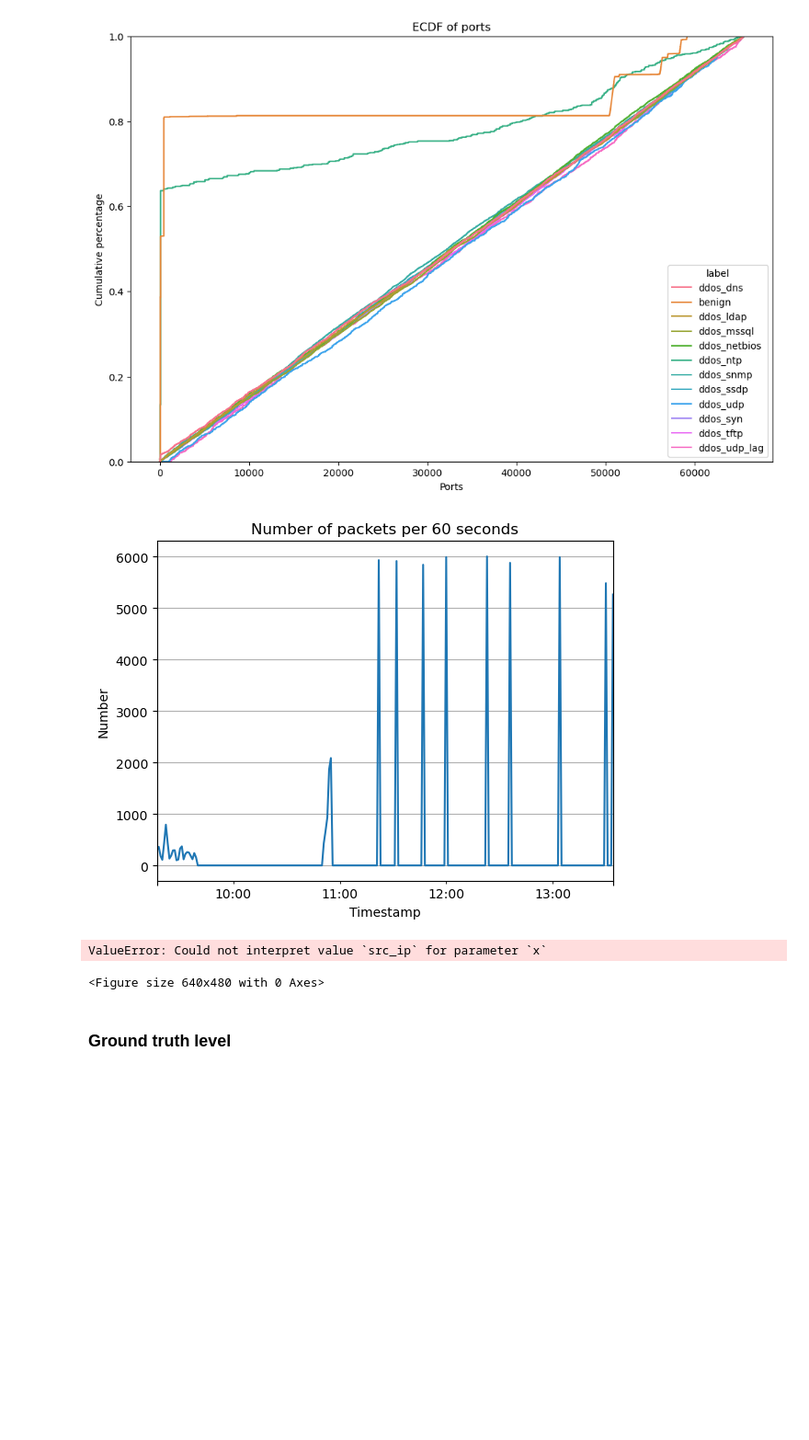
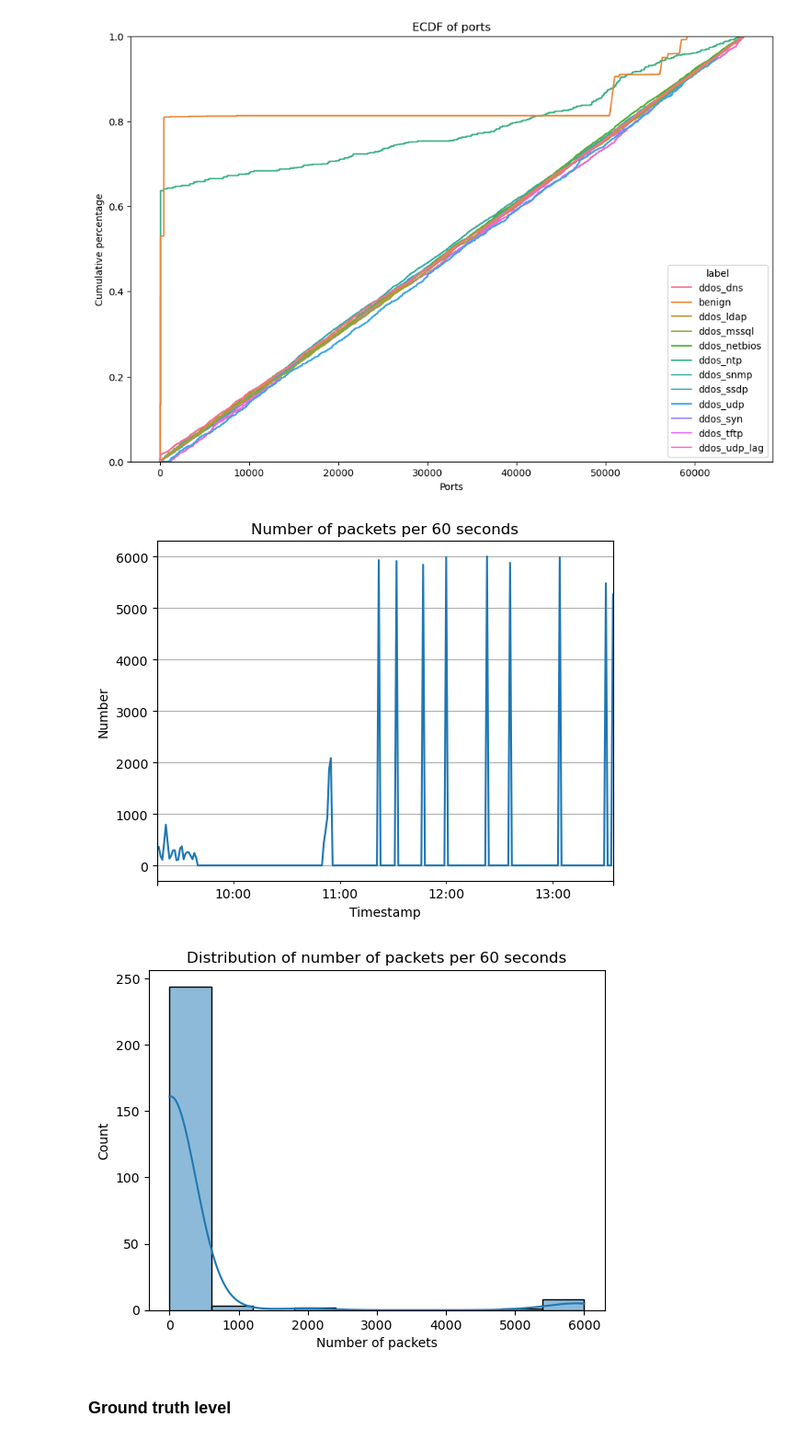
Before and after one commit to n4rciso/DDoS-Detection-using-Machine-Learning, a Jupyter notebook: ToSubmit/ML4N_Project_group9_Section_1-2.ipynb, the cells around one changed output. Shown at 92% size. Cells and saved outputs as stored; diff of their text form; code cells hidden in the pictures; blank space fills up the shorter version.

Commit message:
Time plot corrected

```diff
--- a/ToSubmit/ML4N_Project_group9_Section_1-2.ipynb
+++ b/ToSubmit/ML4N_Project_group9_Section_1-2.ipynb
@@ -182,30 +182,29 @@ plt.show()
 # %%
 dcopy = ddos_data.copy()
 dcopy['Timestamp'] = pd.to_datetime(dcopy['Timestamp']) # change to datetime, you can check out how the dataframe looks like
 dcopy.set_index('Timestamp', inplace = True)
 num_sec = 60
 df_result = dcopy.resample(f'{num_sec}S').count()
 
 # line plot
 plt.figure()
 # for each 60s, count the number of rows, that are the number of packets
 df_result['Source IP'].plot()
 plt.xlabel('Timestamp')
 plt.ylabel('Number')
 plt.title(f'Number of packets per {num_sec} seconds')
 plt.grid()
 plt.show()
 
 # distribution plot
 plt.figure()
-sns.histplot(data=df_result, x='src_ip', kde=True)
+sns.histplot(data=df_result, x='Source IP', kde=True)
 plt.xlabel(f'Number of packets')
 plt.title(f'Distribution of number of packets per {num_sec} seconds')
 plt.show()
 # %% [output]
 [figure]
-ValueError: Could not interpret value `src_ip` for parameter `x`
-<Figure size 640x480 with 0 Axes>
+[figure, added]
 # %% [markdown]
 ### Ground truth  level
 # %% [markdown]
```
